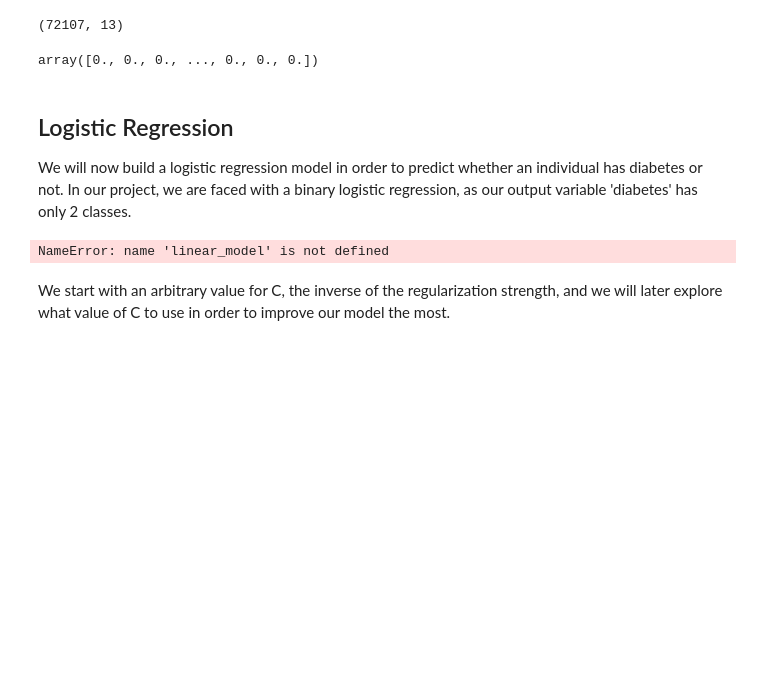
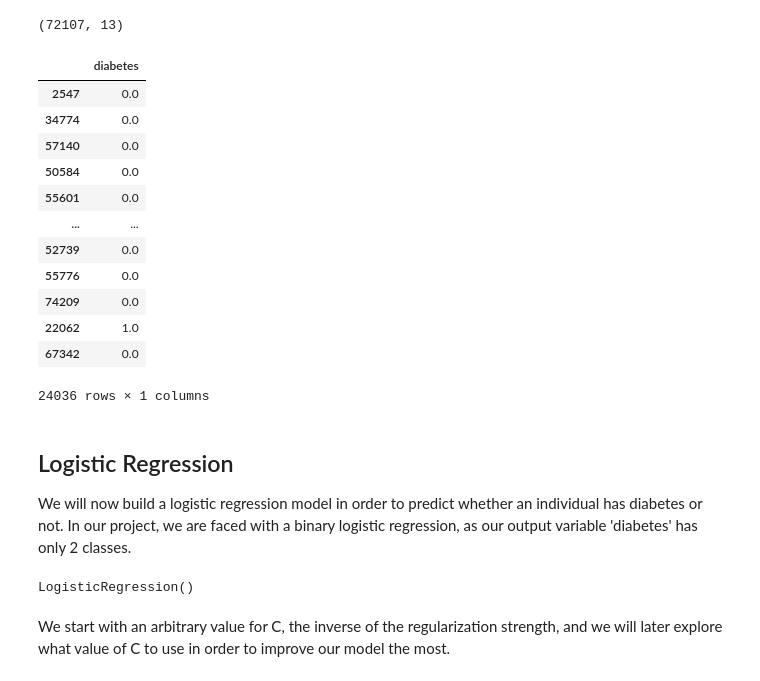
Before and after one commit to flaviagrasso/CSE204_Project, a Jupyter notebook: MachineLearningProject/MACHINE LEARNING PROJECT.ipynb, the cells around one changed output. Drawn from its saved outputs; the diff is of its cells as text; code cells hidden in the pictures; blank space fills up the shorter version.

```diff
--- a/MachineLearningProject/MACHINE LEARNING PROJECT.ipynb
+++ b/MachineLearningProject/MACHINE LEARNING PROJECT.ipynb
@@ -133,18 +133,30 @@ X_train.shape
 # %% [output]
 (72107, 13)
 # %%
-Y_train
+Y_test
 # %% [output]
+|  | diabetes |
+| 2547 | 0.0 |
+| 34774 | 0.0 |
+| 57140 | 0.0 |
+| 50584 | 0.0 |
+| 55601 | 0.0 |
+| ... | ... |
+| 52739 | 0.0 |
+| 55776 | 0.0 |
+| 74209 | 0.0 |
+| 22062 | 1.0 |
+| 67342 | 0.0 |
-array([0., 0., 0., ..., 0., 0., 0.])
+24036 rows × 1 columns
 # %% [markdown]
 ## Logistic Regression
 
 We will now build a logistic regression model in order to predict whether an individual has diabetes or not. In our project, we are faced with a binary logistic regression, as our output variable 'diabetes' has only 2 classes.
 # %%
-classifier = linear_model.LogisticRegression()
+classifier = LogisticRegression()
 classifier.fit(X_train, Y_train)
 # %% [output]
-NameError: name 'linear_model' is not defined
+LogisticRegression()
 # %% [markdown]
 We start with an arbitrary value for C, the inverse of the regularization strength, and we will later explore what value of C to use in order to improve our model the most.
 # %%
```
Also changed, not shown: parts of 6 cells of this notebook.
